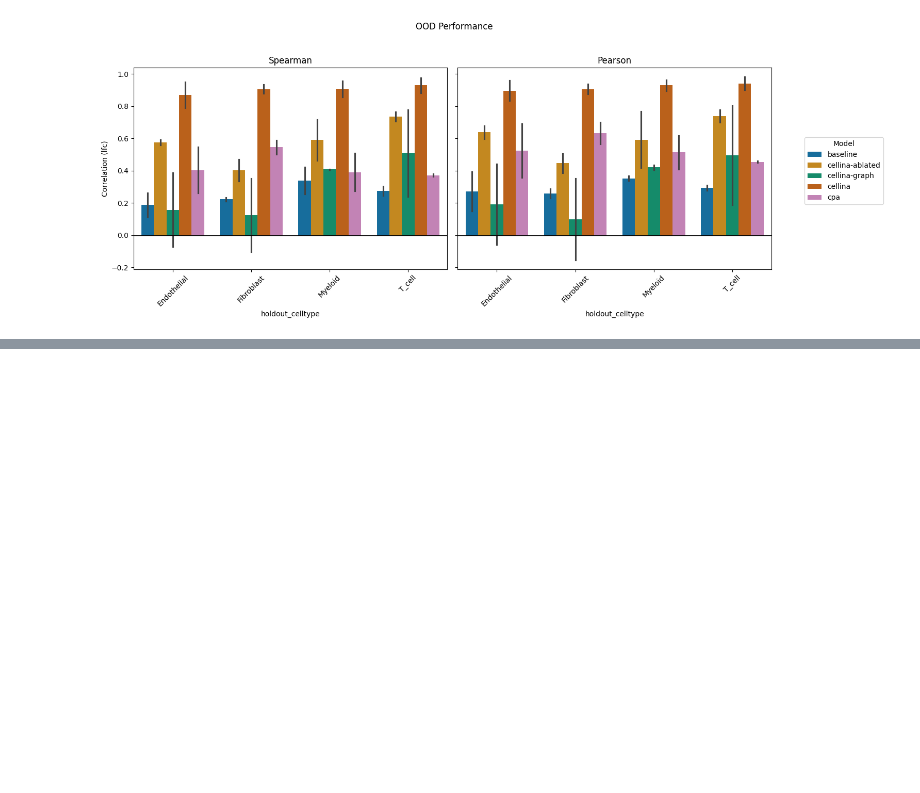
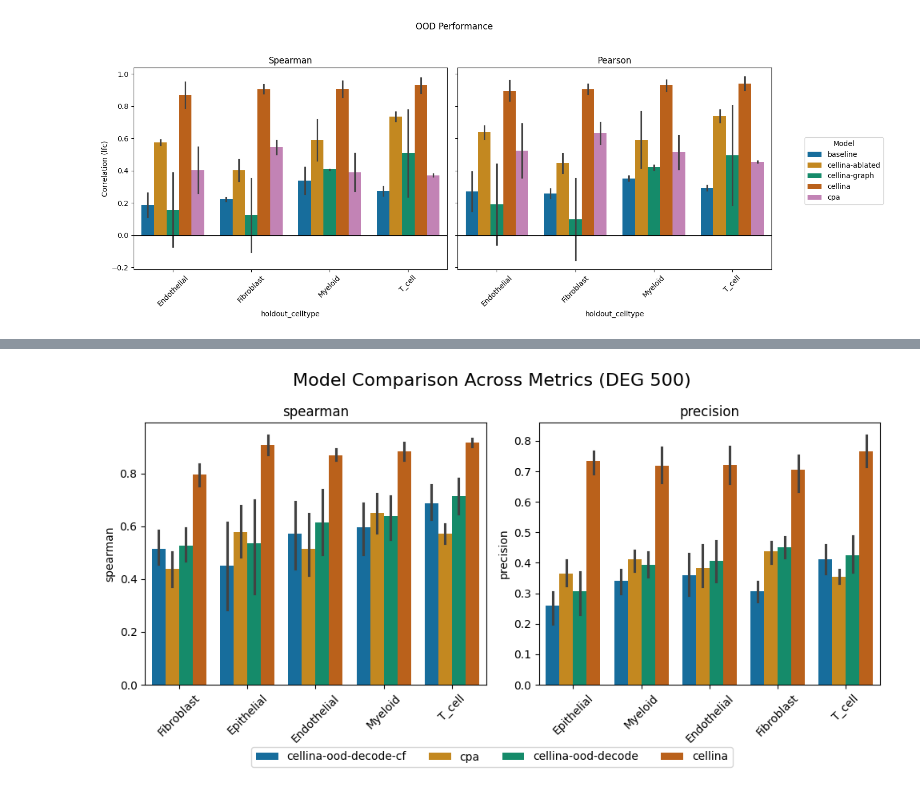
Before and after one commit to PMBio/cellina-reproducibility, a Jupyter notebook: notebooks/ood_plots.ipynb, the cells around one changed output, grey strips where cells are left out. Cells and saved outputs as stored; diff of their text form; code cells hidden in the pictures; blank space fills up the shorter version.

Commit message:
Train for all slides OOD

```diff
--- a/notebooks/ood_plots.ipynb
+++ b/notebooks/ood_plots.ipynb
@@ -227,0 +275,8 @@ plt.show()
+# %%
+# Remove rows of sid 110, 231 and rows of model_name 'cellina-graph' and 'cellina-ablated'
+crc_corr_df = crc_corr_df[crc_corr_df['sid'] != '110'] # Reason: Weird slide, all models perform poorly
+crc_corr_df = crc_corr_df[crc_corr_df['sid'] != '231'] # Reason: Fibroblast perf for cellina very bad compared to cpa
+crc_corr_df = crc_corr_df[crc_corr_df['holdout_celltype'] != 'B_cell'] # Reason: Missing in two slides
+
+# Remove baseline, cellina-ablated, cellina-graph
+crc_corr_df = crc_corr_df[~crc_corr_df['model_name'].isin(['baseline', 'cellina-ablated', 'cellina-graph'])]
@@ -227,0 +333,39 @@ plt.show()
+# %%
+fig, axes = plt.subplots(1, len(metrics), figsize=(5*len(metrics), 5))
+fig.suptitle("Model Comparison Across Metrics (DEG 500)", fontsize=16)
+palette = 'colorblind'
+for ax, metric in zip(axes, metrics):
+
+    # Sort celltypes by mean performance
+    sort_order = (
+        df.groupby("holdout_celltype")[metric]
+        .mean()
+        .sort_values()
+        .index
+    )
+
+    sns.barplot(
+        data=df,
+        x="holdout_celltype",
+        y=metric,
+        hue="model_name",
+        estimator="mean",
+        errorbar=("ci", 95),  # <-- 95% confidence interval
+        order=sort_order,
+        hue_order=model_order,
+        ax=ax,
+        palette=palette,
+    )
+
+    ax.set_title(metric)
+    ax.tick_params(axis='x', rotation=45)
+    ax.legend_.remove()
+    ax.set_xlabel("")
+
+handles, labels = axes[0].get_legend_handles_labels()
+fig.legend(handles, labels, ncol=len(labels), fontsize=10, loc="lower center", bbox_to_anchor=(0.5, -0.02),)
+
+plt.tight_layout()
+plt.subplots_adjust(bottom=0.2)
+# %% [output]
+[figure, added]
```
Also changed, not shown: parts of 7 cells of this notebook, 8 other files.
